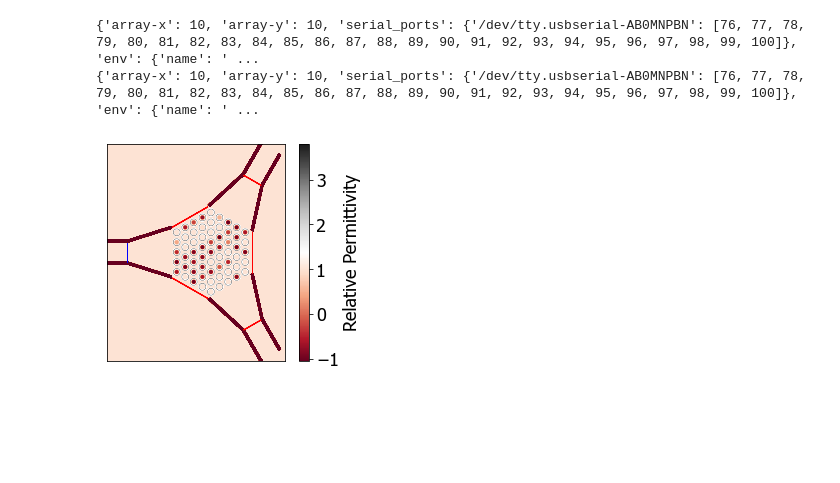
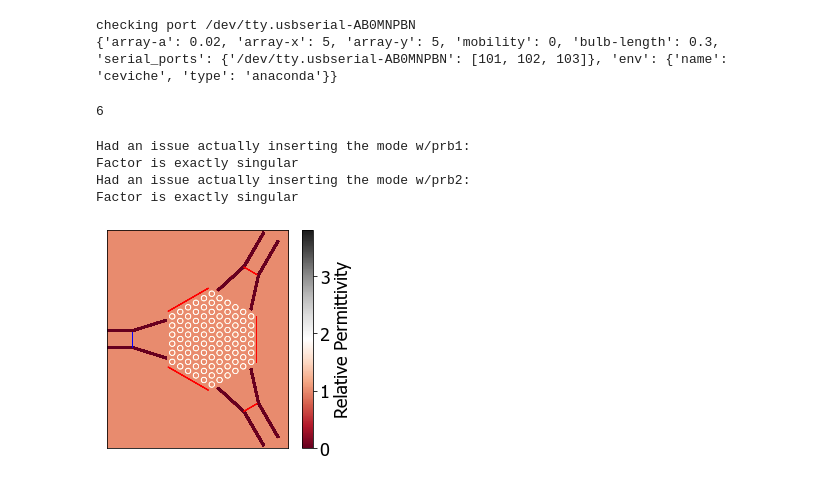
Before and after one commit to StanfordPlasmaPhysics/InversePMMDesign, a Jupyter notebook: scripts/Debug.ipynb, the cells around one changed output. Cells and saved outputs as stored; diff of their text form; code cells hidden in the pictures; blank space fills up the shorter version.

Commit message:
Fixed an issue that didn't allow static elems within design region, and added some fine tuning to in-situ library.

```diff
--- a/scripts/Debug.ipynb
+++ b/scripts/Debug.ipynb
@@ -4,9 +4,9 @@ from PMM.PMMInverse import PMMI
 from PMM.PMMInSitu import PMMInSitu
 import os
 
-conf_file = '../confs/conf.yaml'
+conf_file = '../confs/conf_hex_exp.yaml'
 PPCI = PMMInSitu(conf_file)
 print(PPCI.config)
 # %% [output]
-{'array-x': 10, 'array-y': 10, 'serial_ports': {'/dev/tty.usbserial-AB0MNPBN': [76, 77, 78, 79, 80, 81, 82, 83, 84, 85, 86, 87, 88, 89, 90, 91, 92, 93, 94, 95, 96, 97, 98, 99, 100]}, 'env': {'name': ' ...
-{'array-x': 10, 'array-y': 10, 'serial_ports': {'/dev/tty.usbserial-AB0MNPBN': [76, 77, 78, 79, 80, 81, 82, 83, 84, 85, 86, 87, 88, 89, 90, 91, 92, 93, 94, 95, 96, 97, 98, 99, 100]}, 'env': {'name': ' ...
+checking port /dev/tty.usbserial-AB0MNPBN
+{'array-a': 0.02, 'array-x': 5, 'array-y': 5, 'mobility': 0, 'bulb-length': 0.3, 'serial_ports': {'/dev/tty.usbserial-AB0MNPBN': [101, 102, 103]}, 'env': {'name': 'ceviche', 'type': 'anaconda'}}
@@ -12,0 +17,5 @@ print(PPCI.config)
+# %%
+V -=1
+print(V)
+# %% [output]
+6
@@ -15,10 +26,10 @@ import numpy as np
 from PMM.PMMInverse import PMMI
 import os
 
-a = 0.020
+a = 0.024
 res = 50
-nx = 18
-ny = 22
+nx = 20
+ny = 24
 dpml = 2
 b_o = 0.0075/a
 b_i = 0.0065/a
@@ -29,53 +40,64 @@ run_no = ['','']
 
 ## Set up domain geometry #####################################################
 PPC = PMMI(a, res, nx, ny, dpml) #Initialize PMMI object
-PPC.Add_INFOMW_Horn(np.array([6.5, 11]), np.array([1,0]), 6.5, pol ='TM')
-PPC.Add_INFOMW_Horn(4*np.array([0.5, 3**0.5/2])+np.array([10.5,11]), np.array([-0.5,-3**0.5/2]), 8, pol ='TM')
-PPC.Add_INFOMW_Horn(4*np.array([0.5, -3**0.5/2])+np.array([10.5,11]), np.array([-0.5,3**0.5/2]), 8, pol ='TM')
-PPC.Design_Region((6.5, 6.5), (8, 9)) #Specify Region where elements are being optimized
+PPC.Add_INFOMW_Horn(np.array([6.5, 12]), np.array([1,0]), 6.5, pol ='TM')
+PPC.Add_INFOMW_Horn(5*np.array([0.5, 3**0.5/2])+np.array([11.5,12]), np.array([-0.5,-3**0.5/2]), 8, pol ='TM')
+PPC.Add_INFOMW_Horn(5*np.array([0.5, -3**0.5/2])+np.array([11.5,12]), np.array([-0.5,3**0.5/2]), 8, pol ='TM')
+PPC.Design_Region((6.5, 6.5), (10, 11)) #Specify Region where elements are being optimized
 
 uniform = True
-PPC.Rod_Array_Hexagon_train(np.array([10.5,11]), 5, b_i/2**0.5, 1,\
+PPC.Rod_Array_Hexagon_train(np.array([11.5,12]), 6, b_i/2**0.5, 1,\
                           a_basis = np.array([[0,1],[np.sqrt(3)/2,1./2]]),\
                           bulbs = True, r_bulb = (b_i, b_o), eps_bulb = 3.8) #Rod ppc array
 
 
 ## Set up Sources and Sim #####################################################
 w = 0.33 #Source frequency
 wpmax = 0.47
 gamma = 0#PPC.gamma(1e9)
 
 ew = 0.048/a/2-0.004/a
 hd = 0.089/a
 x = np.array([1,0])
 y = np.array([0,1])
 horn_dir_1 = np.array([0.5,3**0.5/2])
 horn_dir_2 = np.array([0.5,-3**0.5/2])
 open_dir_1 = np.array([3**0.5/2,-0.5])
 open_dir_2 = np.array([3**0.5/2,0.5])
-cen = np.array([10.5,11])
+cen = np.array([11.5,12])
 
-PPC.Add_Source(np.array([6.5-hd,11-ew]), np.array([6.5-hd,11+ew]), w, 'src', 'ez')
-PPC.Add_Probe((4+hd)*horn_dir_1 + ew*open_dir_1 + cen,\
-              (4+hd)*horn_dir_1 - ew*open_dir_1 + cen, w, 'prb1', 'ez')
-PPC.Add_Probe((4+hd)*horn_dir_2 + ew*open_dir_2 + cen,\
-              (4+hd)*horn_dir_2 - ew*open_dir_2 + cen, w, 'prb2', 'ez')
-PPC.Add_Probe(-4.8*(3**0.5/2)*horn_dir_1 + 2.05*open_dir_1 + cen,\
-              -4.8*(3**0.5/2)*horn_dir_1 - 2.05*open_dir_1 + cen, w, 'loss_ul', 'ez')
-PPC.Add_Probe(-4.8*(3**0.5/2)*horn_dir_2 + 2.05*open_dir_2 + cen,\
-              -4.8*(3**0.5/2)*horn_dir_2 - 2.05*open_dir_2 + cen, w, 'loss_ll', 'ez')
-PPC.Add_Probe(4.8*(3**0.5/2)*x - 2.05*y + cen,\
-              4.8*(3**0.5/2)*x + 2.05*y + cen, w, 'loss_R', 'ez')
+PPC.Add_Source(np.array([6.5-hd,12-ew]), np.array([6.5-hd,12+ew]), w, 'src', 'ez')
+PPC.Add_Probe((5+hd)*horn_dir_1 + ew*open_dir_1 + cen,\
+              (5+hd)*horn_dir_1 - ew*open_dir_1 + cen, w, 'prb1', 'ez')
+PPC.Add_Probe((5+hd)*horn_dir_2 + ew*open_dir_2 + cen,\
+              (5+hd)*horn_dir_2 - ew*open_dir_2 + cen, w, 'prb2', 'ez')
+PPC.Add_Probe(-5.8*(3**0.5/2)*horn_dir_1 + 2.55*open_dir_1 + cen,\
+              -5.8*(3**0.5/2)*horn_dir_1 - 2.55*open_dir_1 + cen, w, 'loss_ul', 'ez')
+PPC.Add_Probe(-5.8*(3**0.5/2)*horn_dir_2 + 2.55*open_dir_2 + cen,\
+              -5.8*(3**0.5/2)*horn_dir_2 - 2.55*open_dir_2 + cen, w, 'loss_ll', 'ez')
+PPC.Add_Probe(5.8*(3**0.5/2)*x - 2.55*y + cen,\
+              5.8*(3**0.5/2)*x + 2.55*y + cen, w, 'loss_R', 'ez')
 
-#rod_eps = 0.999*np.ones(61) #Rod perm values
-#rho = PPC.Eps_to_Rho(epsr = rod_eps, plasma = True, w_src = w, wp_max = wpmax) #Initial Parameters
-rho = PPC.Read_Params(output+'/params/'+fname+run_no[0]+'.csv')
+rod_eps = 0.999*np.ones(61) #Rod perm values
+# rho = -10*np.ones(61) #Rod perm values
+# path4 = [11, 13, 15, 17, 19, 21, 23, 25, 27, 29, 31, 33, 35, 37, 39,40, 41,42, 43, 44, 45, 46, 47, 49, 51,\
+#        59, 58, 57, 56, 55, 54, 53]
+# rho[path4] = PPC.Eps_to_Rho(epsr = 0.5, plasma = True, w_src = PPC.gamma(4e9), wp_max = wpmax)
+# path6 = [53, 54, 42, 40, 38, 28, 26, 24, 14, 12, 16, 6, 4, 2]
+#rho[path6] = PPC.Eps_to_Rho(epsr = 0.5, plasma = True, w_src = PPC.gamma(6e9), wp_max = wpmax)
+rho = PPC.Eps_to_Rho(epsr = rod_eps, plasma = True, w_src = w, wp_max = wpmax) #Initial Parameters
+#rho = PPC.Read_Params(output+'/params/'+fname+run_no[0]+'.csv')
+#rho = PPC.Read_Params(output+'/params/ManMadeWvgDn.csv')
 #E0 = PPC.Read_Params(output+'/params/'+fname+'_norm_src.csv')
 #E0l = PPC.Read_Params(output+'/params/'+fname+'_norm_prb.csv')
 
 PPC.Viz_Domain_opt(rho, savepath = output+'/plots/'+fname+run_no[1]+'_domain.pdf',\
                    w = 0.33, src_names = ['src'], prb_names = ['prb1','prb2','loss_ul','loss_ll','loss_R'],\
                    plasma = True, wp_max = wpmax, uniform = uniform, gamma = gamma)
 # %% [output]
+Had an issue actually inserting the mode w/prb1:
+Factor is exactly singular
+Had an issue actually inserting the mode w/prb2:
+Factor is exactly singular
-[figure, old version]
+[figure, new version]
 # %%
```
Also changed, not shown: parts of 8 cells of this notebook, 2 other files.
